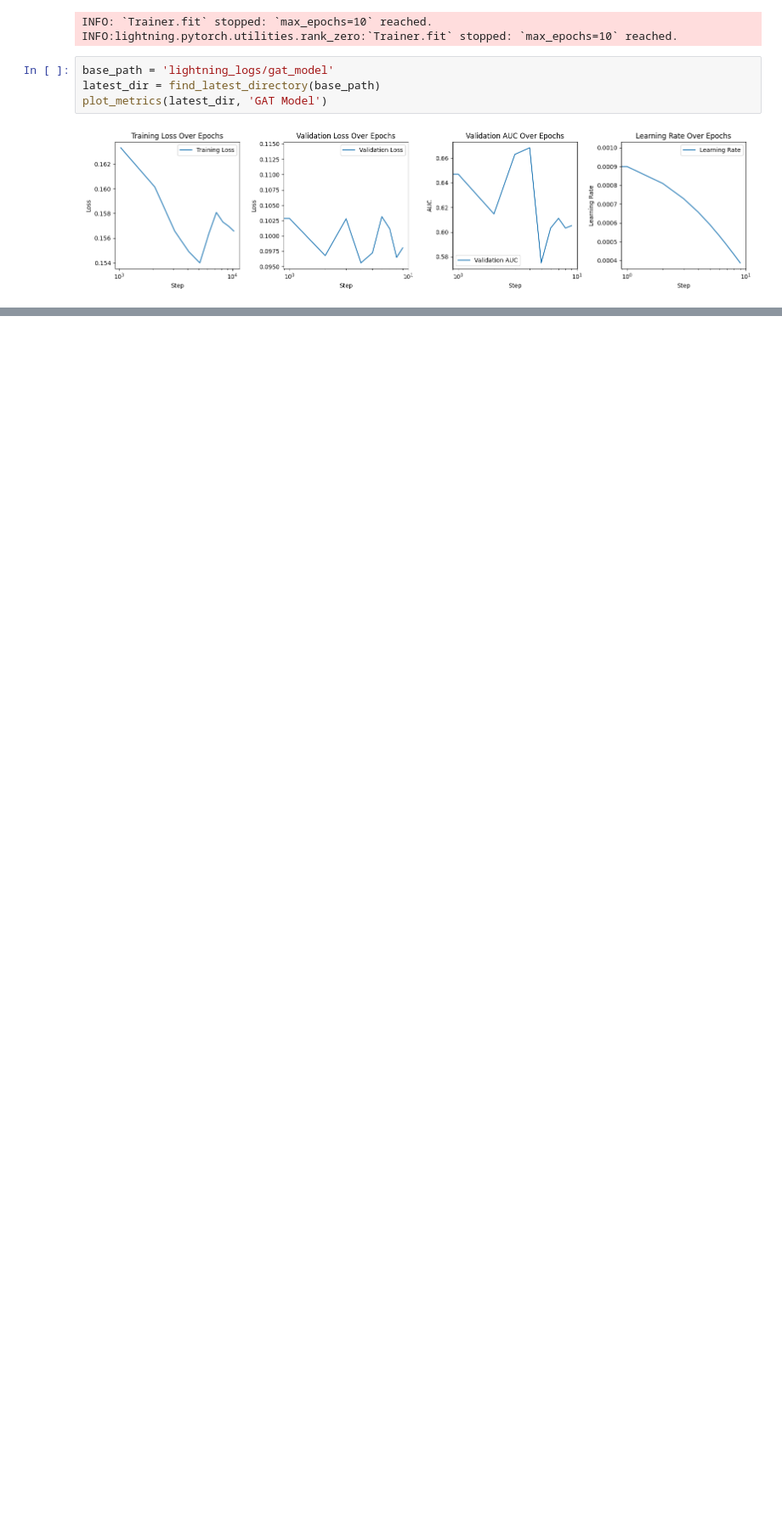
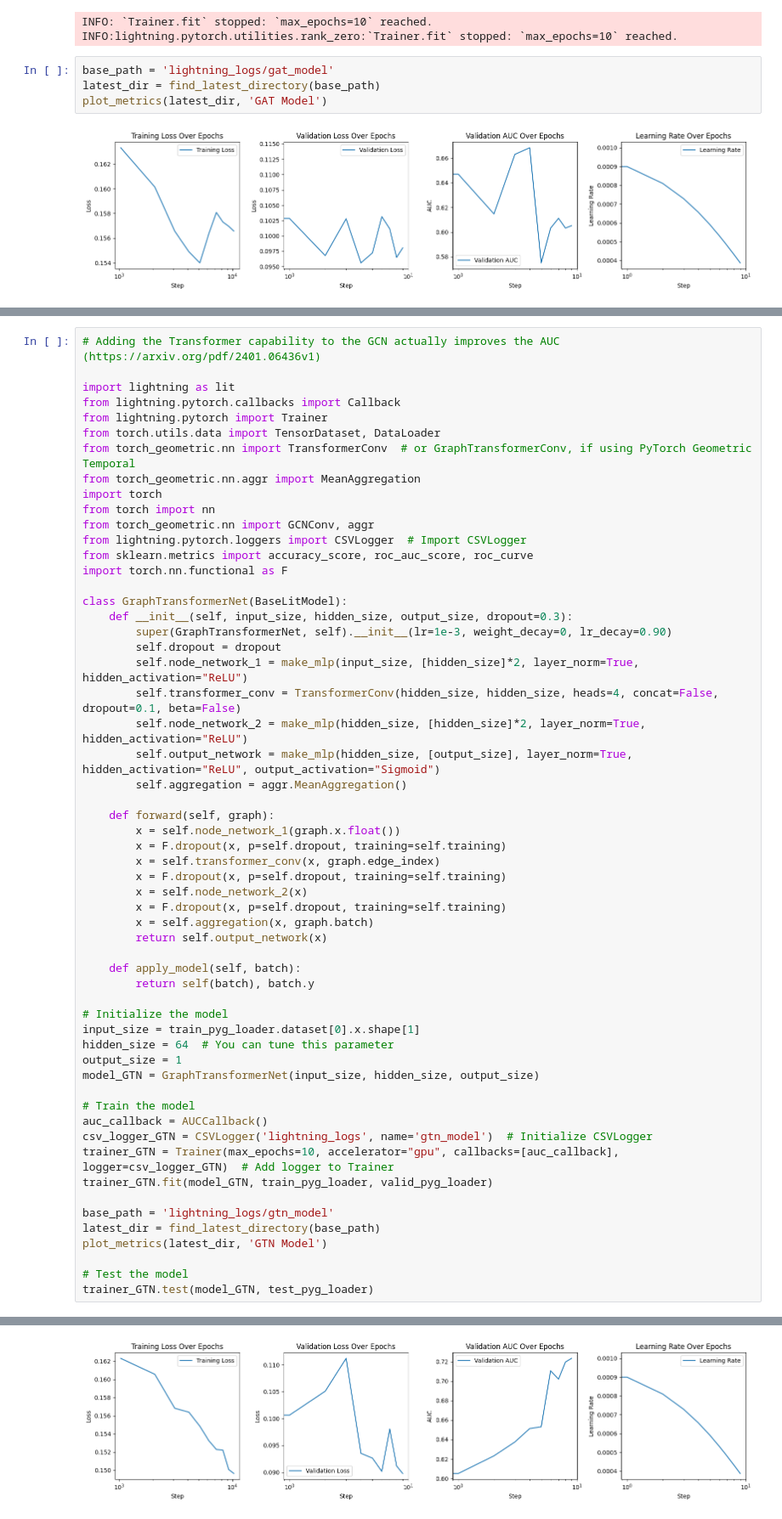
Before and after one commit to TheRealLoliges486/PhDschool2025_AppML, a Jupyter notebook: Exercise_GNN_HIVmolecules/GNN_HIV_Classification.ipynb, the cells around one changed output, grey strips where cells are left out. Shown at 85% size. Drawn from its saved outputs; the diff is of its cells as text; blank space fills up the shorter version.

```diff
--- a/Exercise_GNN_HIVmolecules/GNN_HIV_Classification.ipynb
+++ b/Exercise_GNN_HIVmolecules/GNN_HIV_Classification.ipynb
@@ -942,0 +975,58 @@ trainer.fit(model_v2, train_pyg_loader, valid_pyg_loader)
+# %%
+# Adding the Transformer capability to the GCN actually improves the AUC (https://arxiv.org/pdf/2401.06436v1)
+
+import lightning as lit
+from lightning.pytorch.callbacks import Callback
+from lightning.pytorch import Trainer
+from torch.utils.data import TensorDataset, DataLoader
+from torch_geometric.nn import TransformerConv  # or GraphTransformerConv, if using PyTorch Geometric Temporal
+from torch_geometric.nn.aggr import MeanAggregation
+import torch
+from torch import nn
+from torch_geometric.nn import GCNConv, aggr
+from lightning.pytorch.loggers import CSVLogger  # Import CSVLogger
+from sklearn.metrics import accuracy_score, roc_auc_score, roc_curve
+import torch.nn.functional as F
+
+class GraphTransformerNet(BaseLitModel):
+    def __init__(self, input_size, hidden_size, output_size, dropout=0.3):
+        super(GraphTransformerNet, self).__init__(lr=1e-3, weight_decay=0, lr_decay=0.90)
+        self.dropout = dropout
+        self.node_network_1 = make_mlp(input_size, [hidden_size]*2, layer_norm=True, hidden_activation="ReLU")
+        self.transformer_conv = TransformerConv(hidden_size, hidden_size, heads=4, concat=False, dropout=0.1, beta=False)
+        self.node_network_2 = make_mlp(hidden_size, [hidden_size]*2, layer_norm=True, hidden_activation="ReLU")
+        self.output_network = make_mlp(hidden_size, [output_size], layer_norm=True, hidden_activation="ReLU", output_activation="Sigmoid")
+        self.aggregation = aggr.MeanAggregation()
+
+    def forward(self, graph):
+        x = self.node_network_1(graph.x.float())
+        x = F.dropout(x, p=self.dropout, training=self.training)
+        x = self.transformer_conv(x, graph.edge_index)
+        x = F.dropout(x, p=self.dropout, training=self.training)
+        x = self.node_network_2(x)
+        x = F.dropout(x, p=self.dropout, training=self.training)
+        x = self.aggregation(x, graph.batch)
+        return self.output_network(x)
+
+    def apply_model(self, batch):
+        return self(batch), batch.y
+
+# Initialize the model
+input_size = train_pyg_loader.dataset[0].x.shape[1]
+hidden_size = 64  # You can tune this parameter
+output_size = 1
+model_GTN = GraphTransformerNet(input_size, hidden_size, output_size)
+
+# Train the model
+auc_callback = AUCCallback()
+csv_logger_GTN = CSVLogger('lightning_logs', name='gtn_model')  # Initialize CSVLogger
+trainer_GTN = Trainer(max_epochs=10, accelerator="gpu", callbacks=[auc_callback], logger=csv_logger_GTN)  # Add logger to Trainer
+trainer_GTN.fit(model_GTN, train_pyg_loader, valid_pyg_loader)
+
+base_path = 'lightning_logs/gtn_model'
+latest_dir = find_latest_directory(base_path)
+plot_metrics(latest_dir, 'GTN Model')
+
+# Test the model
+trainer_GTN.test(model_GTN, test_pyg_loader)
+# %% [output]
@@ -942,0 +1052 @@ trainer.fit(model_v2, train_pyg_loader, valid_pyg_loader)
+[figure, added]
```
Also changed, not shown: parts of 2 cells of this notebook.
